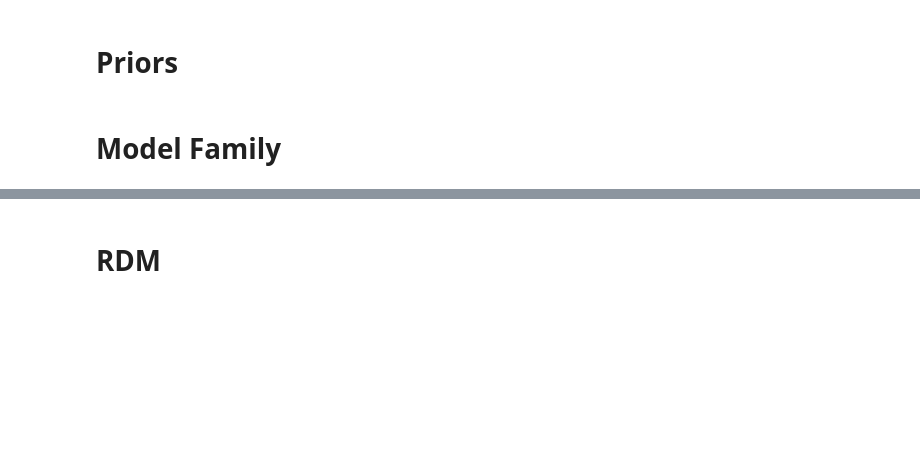
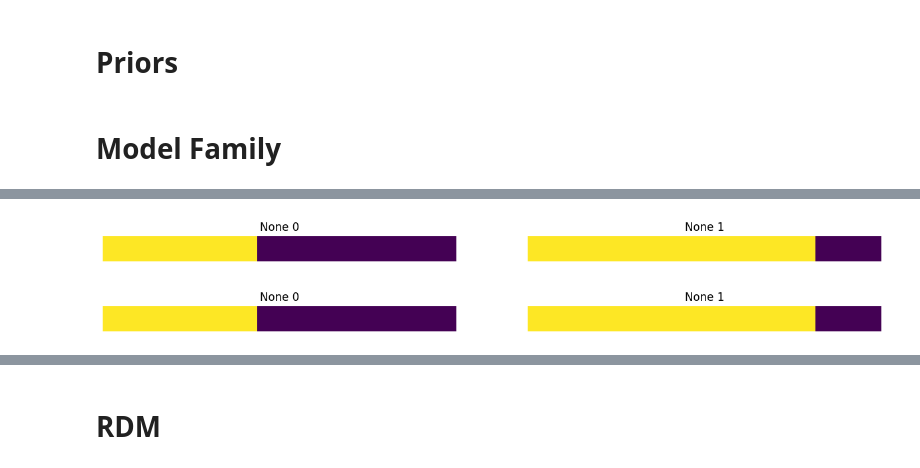
Before and after one commit to bayesflow-org/CogFormer, a Jupyter notebook: playgrounds/model_family_demo.ipynb, the cells around one changed output, grey strips where cells are left out. Cells and saved outputs as stored; diff of their text form; code cells hidden in the pictures; blank space fills up the shorter version.

```diff
--- a/playgrounds/model_family_demo.ipynb
+++ b/playgrounds/model_family_demo.ipynb
@@ -105,3 +112,8 @@ samples["regressor_masks"].shape
+# %%
+visualize_matrices(samples["regressor_masks"])
+# %% [output]
+[figure, added]
+[figure, added]
 # %%
 samples["discrete_masks"].shape
 # %% [output]
```
Also changed, not shown: parts of 15 cells of this notebook, 1 other file.
